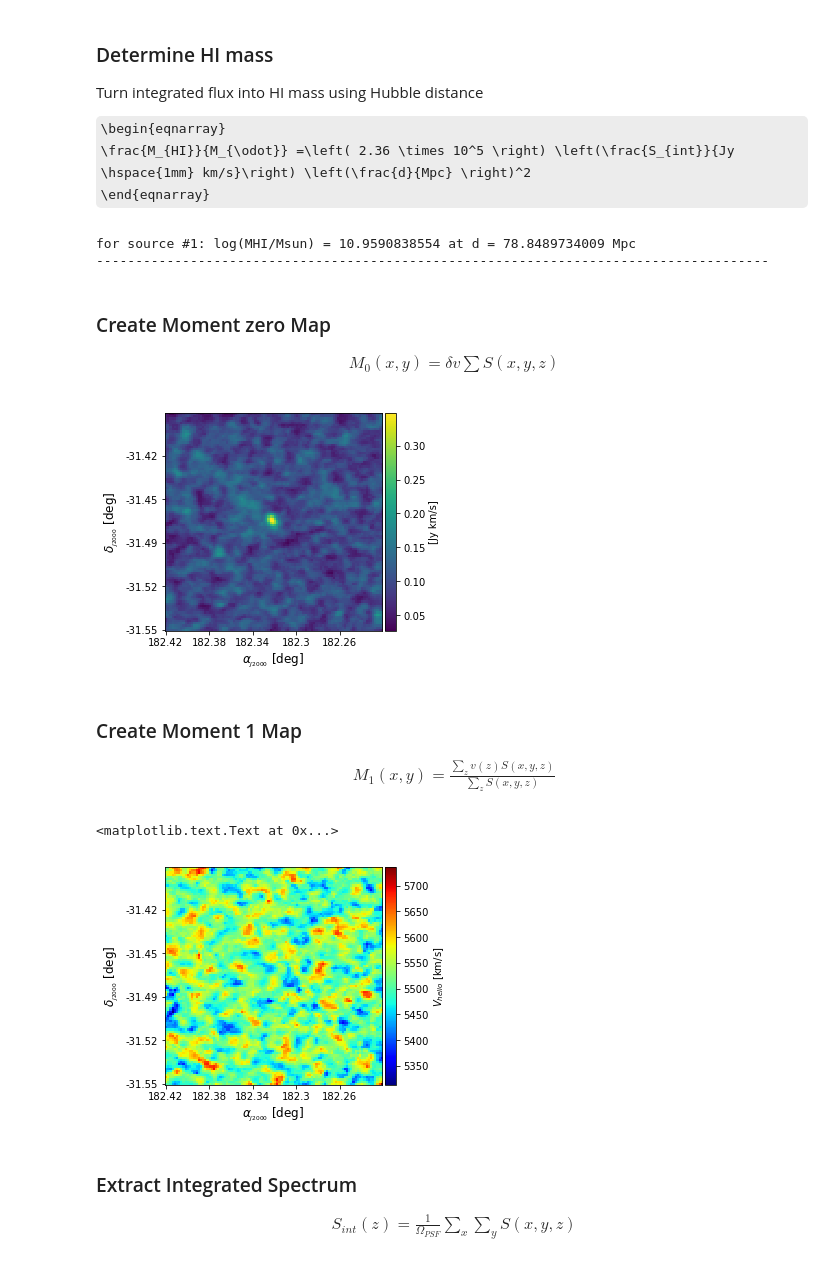
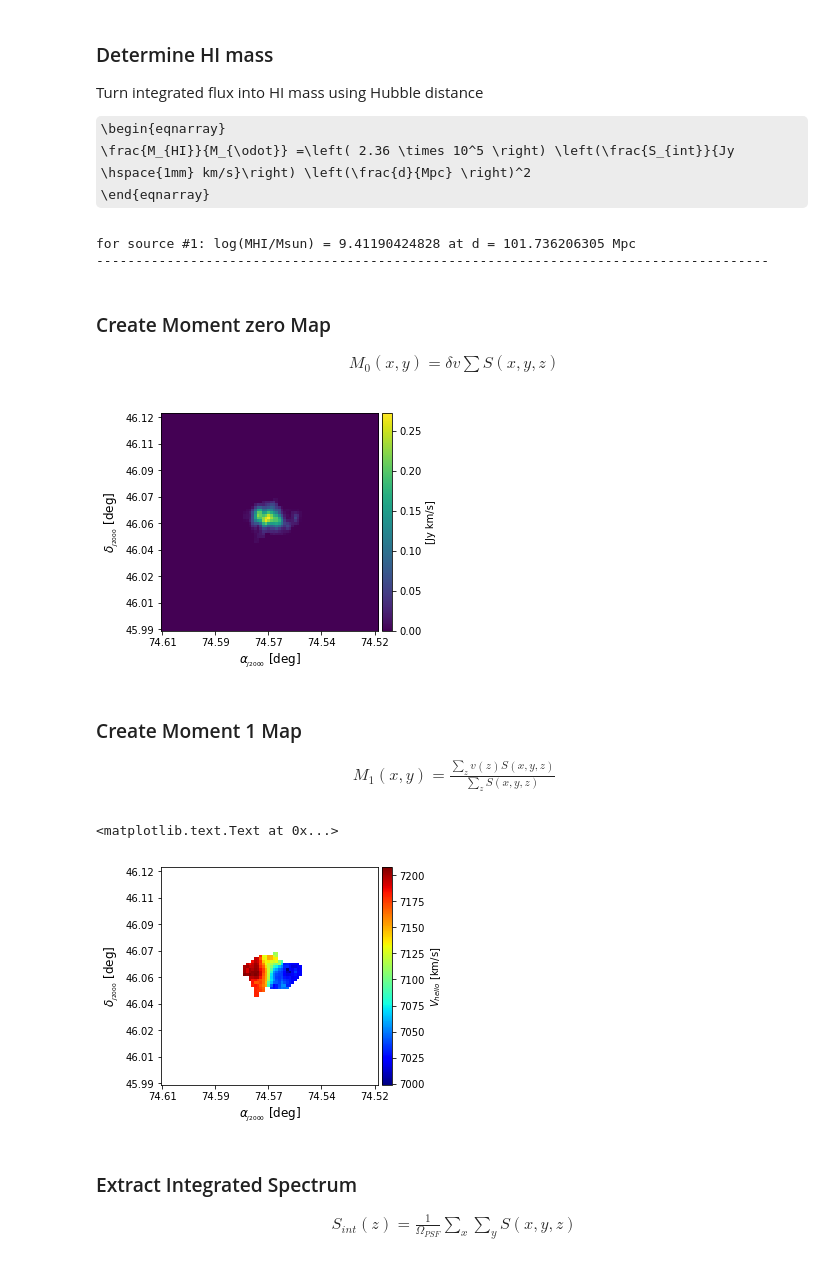
Before and after one commit to Gqaza/Masters_project_scripts, a Jupyter notebook: WSRT.ipynb, the cells around one changed output. Drawn from its saved outputs; the diff is of its cells as text; code cells hidden in the pictures; some formulas as TeX source.

```diff
--- a/WSRT.ipynb
+++ b/WSRT.ipynb
@@ -45,10 +45,10 @@ get_ipython().magic(u'matplotlib inline')
 
 
 #Load data
-dir = '/home/themba/Documents/MSc/Thesis/Data/ATC/ATC2/Noisy_data/D1/'
+dir = '/Volumes/THEMBA/Real/ppmos1/linewidths/backup/'
 #1 Open the data cube in python
-hdr =fits.getheader('/home/themba/Documents/MSc/Thesis/Data/ATC/ATC2/Noisy_data/D1.fits')
-nani='/home/themba/Documents/MSc/Thesis/Data/ATC/ATC2/Noisy_data/D1/P_103:92:43.fits'
+hdr =fits.getheader('/Volumes/THEMBA/Real/ppmos1/P_709:165:563.fits')
+nani='/Volumes/THEMBA/Real/ppmos1/P_709:165:563.fits'
 cubeFile = fits.open(nani)
 cube   = cubeFile[0].data
 header = cubeFile[0].header
@@ -115,7 +114,7 @@ for kSpat in kernelsSpat:
     ### estimate noise for the smoothed cube
     rms = rmsFit(smoothedCube)
     ### add pixels above 3 sigma limit to mask
-    mask[smoothedCube>=1*rms] = 1
+    mask[smoothedCube>=3.*rms] = 1
 Mask[smoothedCube>=0] = 1
 ## show one channel of the resulting mask (channel 30)
 plt.imshow(mask[50],cmap='gray',interpolation='nearest')
@@ -220,7 +219,7 @@ for i in range(nf):
     coordinates = wcshead.wcs_pix2world(Centroid[i][0], Centroid[i][1], Centroid[i][2], 0)
     ra = coordinates[0]
     dec = coordinates[1]
-    vel = coordinates[2]
+    vel = coordinates[2]*1e-3
 
     RA.append(ra)
     Dec.append(dec)
@@ -283,7 +280,7 @@ dv = abs(wcshead.wcs_pix2world(0, 0, int(centroid[2] + 1), 0)[2] - wcshead.wcs_p
 cdelt = abs(header.get("cdelt1"))  # pixel size in rad
 bmaj = BMAJ / cdelt  # beam major axis in pixels
 bmin = BMIN / cdelt  # beam minor axis in pixels
-
+dv = dv*1e-3
 Int_flux = []
 for i in range(nf):
     int_flux = dv * Sum_flux[i] * 4.0 * log(2.0) / (pi * bmaj * bmin)
@@ -315,7 +312,7 @@ for i in range(nf):
 
 print '--------------------------------------------------------------------------------------'
 # %% [output]
-for source #1: log(MHI/Msun) = 10.9590838554 at d = 78.8489734009 Mpc
+for source #1: log(MHI/Msun) = 9.41190424828 at d = 101.736206305 Mpc
 --------------------------------------------------------------------------------------
 # %% [markdown]
 ### Create Moment zero Map
@@ -381,7 +378,7 @@ ax.set_xlabel(r"$\alpha_{_{J2000}}$ $[\deg]$",fontsize='large')
 ax.set_ylabel(r"$\delta_{_{J2000}}$ $[\deg]$",fontsize='large')
 ax.axes.invert_yaxis()
 # %% [output]
-[figure, old version]
+[figure, new version]
 # %% [markdown]
 ### Create Moment 1 Map
 
@@ -391,33 +388,33 @@ M_1(x,y) = \frac{\sum_z v(z) S(x,y,z)}{\sum_z S(x,y,z)}
 # %%
 # TASK 8
 # Calculate moment 1 map
 velocity = [0 for z in range(nz)]
 for z in range(nz):
     tmp = wcshead.wcs_pix2world(0, 0, z, 0)
-    velocity[z] = tmp[2]
+    velocity[z] = tmp[2]*1e-3
 
 moment1 = [[0 for x in range(nx)] for y in range(ny)]
 for x in range(nx):
     for y in range(ny):
         moment1[y][x] = 0.0
         for z in range(nz):
             if mask[z][y][x] >= 1. and data[z][y][x] > 0.0: moment1[y][x] += velocity[z] * data[z][y][x]
         if moment0[y][x] > 0.0: moment1[y][x] /= moment0[y][x]
         else: moment1[y][x] = np.nan
 
 #plt.imshow(moment1, origin="lower", cmap="jet", interpolation="nearest")
 fig = plt.figure()
 ax = fig.add_subplot(111) # Or we could call plt.gca() later...
 im = ax.imshow(moment1, origin="lower", cmap="jet", interpolation="nearest")
 cbar = fig.colorbar(im,pad=0.009)
 cbar.set_label(r'$V_{helio}$ [km/s]')
 ax.set_yticklabels(list(C2))
 ax.set_xticklabels(list(C1))
 ax.set_xlabel(r"$\alpha_{_{J2000}}$ $[\deg]$",fontsize='large')
 ax.set_ylabel(r"$\delta_{_{J2000}}$ $[\deg]$",fontsize='large')
 # %% [output]
 <matplotlib.text.Text at 0x...>
-[figure, old version]
+[figure, new version]
 # %% [markdown]
 ### Extract Integrated Spectrum
 
```
Also changed, not shown: parts of 16 cells of this notebook, 9 other files.
